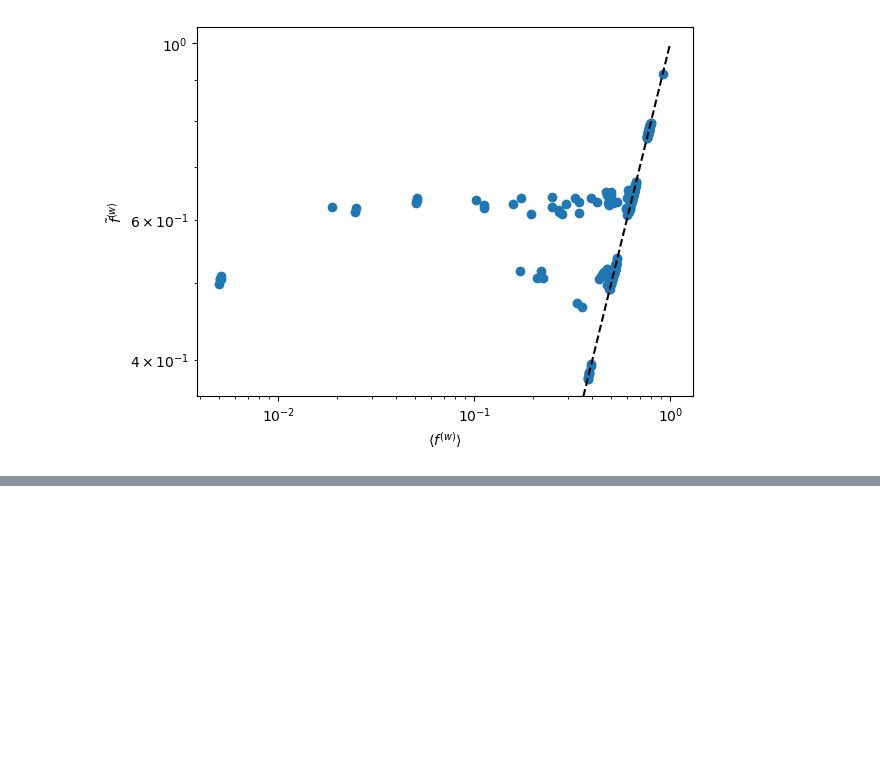
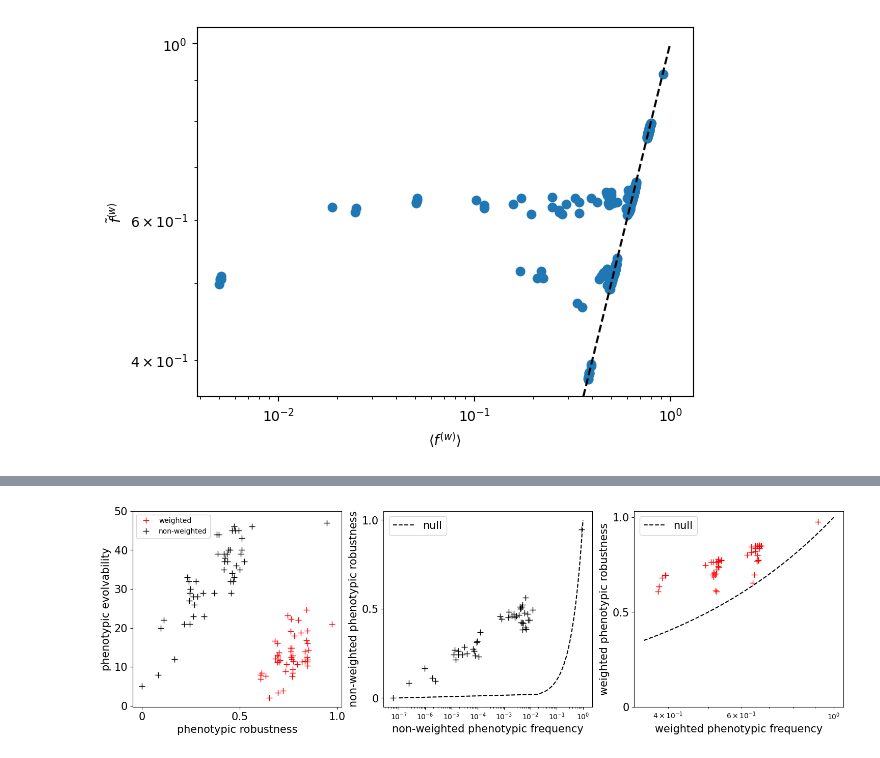
Before and after one commit to paulagrcg/phenodistance, a Jupyter notebook: plots/plotsquantities.ipynb, the cells around one changed output, grey strips where cells are left out. Saved outputs shown, nothing was run; the diff lists cells and outputs as text; code cells hidden in the pictures; blank space fills up the shorter version.

```diff
--- a/plots/plotsquantities.ipynb
+++ b/plots/plotsquantities.ipynb
@@ -101,0 +382,20 @@ plt.loglog()
+# %%
+from collections import Counter
+import pickle
+
+with open('../data/evpDPD.pkl', 'rb') as f:
+    evpDPD = pickle.load(f)
+with open('../data/rhopDPD.pkl', 'rb') as f:
+    rhopDPD = pickle.load(f)
+with open('../data/evpD.pkl', 'rb') as f:
+    evpD = pickle.load(f)
+with open('../data/rhopD.pkl', 'rb') as f:
+    rhopD = pickle.load(f)
+with open("../data/DGPmap.pkl","rb") as f:
+    DGPmap = pickle.load(f)
+with open('../data/neutralsets_NDPD.pkl', 'rb') as f:
+    neutralsetsNDPD = pickle.load(f)
+neutralsets = Counter(DGPmap.values())
+
+L=12
+K=4
@@ -101,0 +404,59 @@ plt.loglog()
+# %%
+from matplotlib import pyplot as plt
+import numpy as np
+from matplotlib import gridspec
+
+fig = plt.figure(figsize=(18, 5))  # Adjusted height for better spacing
+gs = gridspec.GridSpec(1, 3, figure=fig)
+# Subplot 1: Genotypic robustness
+ax1 = fig.add_subplot(gs[0, 0])
+sorted_keys = sorted(rhopDPD.keys())
+aligned_rhopDPD_values = [rhopDPD[key] for key in sorted_keys]
+aligned_evpDPD_values = [evpDPD[key] for key in sorted_keys]
+sorted_keys = sorted(rhopD.keys())
+aligned_evp_values = [evpD[key] for key in sorted_keys]
+aligned_rhop_values = [rhopD[key] for key in sorted_keys]
+ax1.plot(aligned_rhopDPD_values, aligned_evpDPD_values, '+', color='red', markersize=8,label='weighted')
+ax1.plot(aligned_rhop_values, aligned_evp_values, '+', color='black', markersize=8,label='non-weighted')
+ax1.set_yticks([0, 10, 20, 30, 40, 50])
+ax1.set_yticklabels([0, 10, 20, 30, 40, 50], fontsize=15)
+ax1.set_xticks([0, 0.5,1.0])
+ax1.set_xticklabels([0,0.5,1.0], fontsize=15)
+ax1.set_xlabel(r'phenotypic robustness', fontsize=15)
+ax1.set_ylabel(r'phenotypic evolvability', fontsize=15)
+plt.legend(loc='upper left', fontsize=10)
+
+
+ax2 = fig.add_subplot(gs[0, 1])
+sorted_keys = sorted(rhopDPD.keys())
+aligned_rhopDPD_values = [rhopDPD[key] for key in sorted_keys]
+aligned_fDPD_values = [neutralsetsNDPD[key] for key in sorted_keys]
+sorted_keys = sorted(rhopD.keys())
+aligned_f_values = [neutralsets[key] for key in sorted_keys]
+#ax2.plot( aligned_fDPD_values,aligned_rhopDPD_values, '+', color='red', markersize=5,label='weighted')
+ax2.plot(np.array(aligned_f_values)/K**L,aligned_rhop_values, '+', color='black', markersize=8)
+ax2.plot(np.linspace(1e-7, 1), np.linspace(1e-7, 1), color='black', linestyle='--',label='null')
+plt.legend(loc='upper left', fontsize=10)
+ax2.set_ylabel(r'non-weighted phenotypic robustness', fontsize=15)
+ax2.set_xlabel(r'non-weighted phenotypic frequency', fontsize=15)
+ax2.set_yticks([0,0.5,1.0])
+ax2.set_yticklabels([0,0.5,1.0], fontsize=15)
+ax2.set_xscale('log')
+ax2.set_yticks([0, 0.5, 1])
+
+
+ax3 = fig.add_subplot(gs[0, 2])
+ax3.plot(np.array(aligned_fDPD_values)/K**L,aligned_rhopDPD_values, '+', color='red', markersize=8,)
+ax3.plot(np.linspace(0.35, 1), np.linspace(0.35, 1), color='black', linestyle='--', label = 'null')
+plt.legend(loc='upper left', fontsize=10)
+ax3.set_xscale('log')
+ax3.set_yticks([0,0.5,1.0])
+ax3.set_yticklabels([0,0.5,1.0], fontsize=15)
+ax3.set_ylabel(r'weighted phenotypic robustness', fontsize=15)
+ax3.set_xlabel(r'weighted phenotypic frequency', fontsize=15)
+ax3.set_yticks([0, 0.5, 1])
+
+pearson_rPD = np.corrcoef(aligned_rhopDPD_values, aligned_evpDPD_values)[0, 1]
+pearson_rD = np.corrcoef(aligned_rhop_values, aligned_evp_values)[0, 1]
+# %% [output]
+[figure, added]
```
Also changed, not shown: parts of 25 cells of this notebook, 41 other files.
